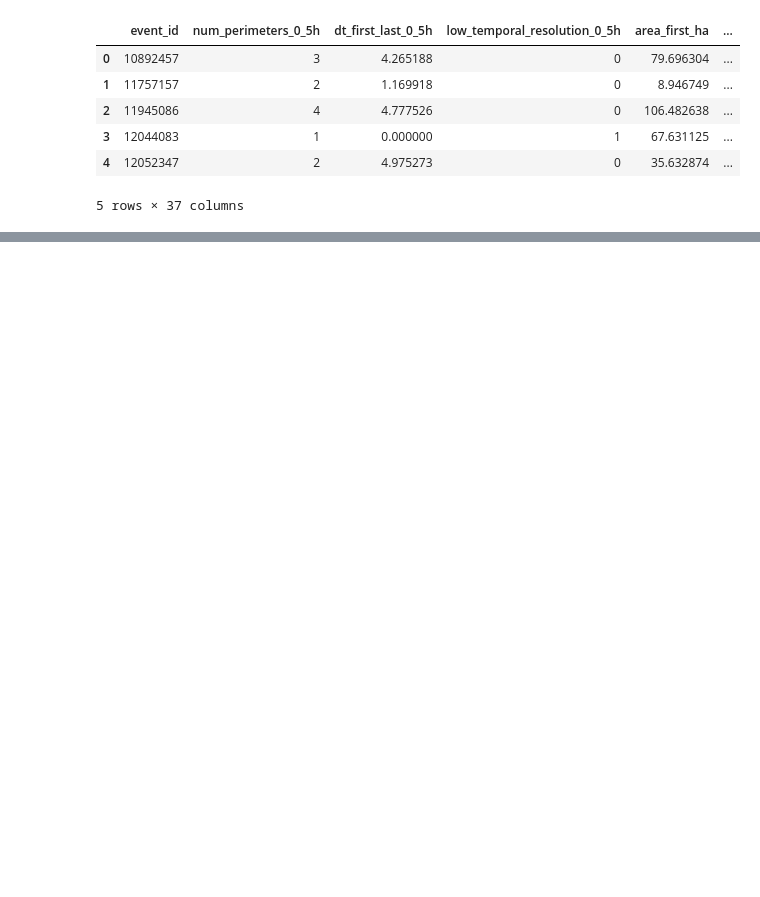
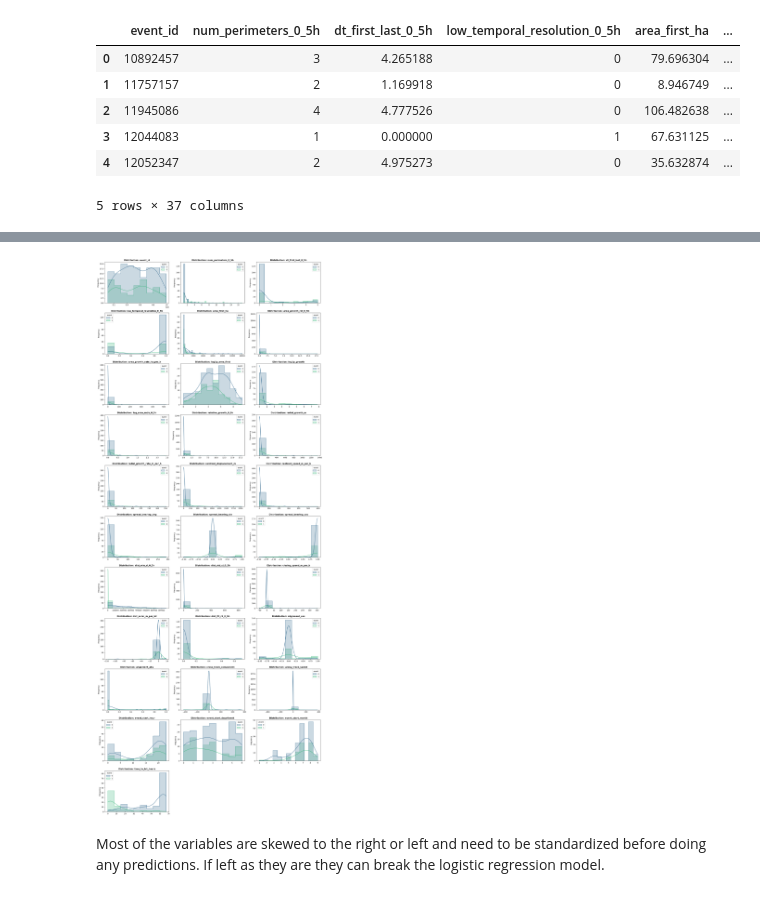
Before and after one commit to IvTole/WiDS2026, a Jupyter notebook: notebooks/EDA.ipynb, the cells around one changed output, grey strips where cells are left out. Drawn from its saved outputs; the diff is of its cells as text; code cells hidden in the pictures; blank space fills up the shorter version.

Commit message:
Created Exploratory Data Analysis

```diff
--- a/notebooks/EDA.ipynb
+++ b/notebooks/EDA.ipynb
@@ -51,0 +106,11 @@ df.describe() # Estadísticas descriptivas (media, min, max, etc.)
+# %%
+# Dropping the list of columns with >99% correlation to other features
+high_redundancy_drops = [
+    'dist_change_ci_0_5h',
+    'projected_advance_m',
+    'closing_speed_abs_m_per_h',
+    'area_growth_abs_0_5h',
+    'dist_slope_ci_0_5h'
+]
+
+df = df.drop(columns=high_redundancy_drops)
@@ -51,0 +160,51 @@ df.describe() # Estadísticas descriptivas (media, min, max, etc.)
+# %%
+import pandas as pd
+import seaborn as sns
+import matplotlib.pyplot as plt
+import math
+
+def plot_feature_distributions(df, target_col='event'):
+    """
+    Generates a grid of histograms with KDE for all numerical features,
+    colored by the target class to visualize separability.
+    """
+    # Select only numerical columns (excluding the target)
+    cols = df.select_dtypes(include=['number']).columns.tolist()
+    if target_col in cols:
+        cols.remove(target_col)
+
+    # Configure the grid layout
+    n_cols = 3
+    n_rows = math.ceil(len(cols) / n_cols)
+
+    # Create the figure
+    fig, axes = plt.subplots(n_rows, n_cols, figsize=(18, n_rows * 4))
+    axes = axes.flatten() # Flatten to iterate easily through the grid
+
+    for i, col in enumerate(cols):
+        sns.histplot(
+            data=df,
+            x=col,
+            hue=target_col,
+            kde=True,
+            element="step",
+            palette="viridis",
+            ax=axes[i]
+        )
+        axes[i].set_title(f'Distribution: {col}', fontsize=12, fontweight='bold')
+        axes[i].set_xlabel('')
+        axes[i].set_ylabel('Frequency')
+
+    # Remove empty subplots if the number of columns isn't a multiple of 3
+    for j in range(i + 1, len(axes)):
+        fig.delaxes(axes[j])
+
+    plt.tight_layout()
+    plt.show()
+
+# To execute:
+plot_feature_distributions(df)
+# %% [output]
+[figure, added]
+# %% [markdown]
+Most of the variables are skewed to the right or left and need to be standardized before doing any predictions. If left as they are they can break the logistic regression model.
```
Also changed, not shown: parts of 11 cells of this notebook.
